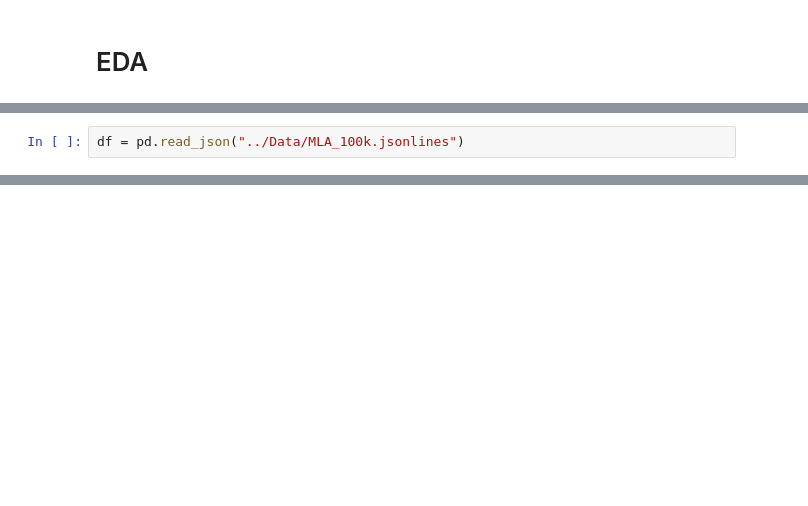
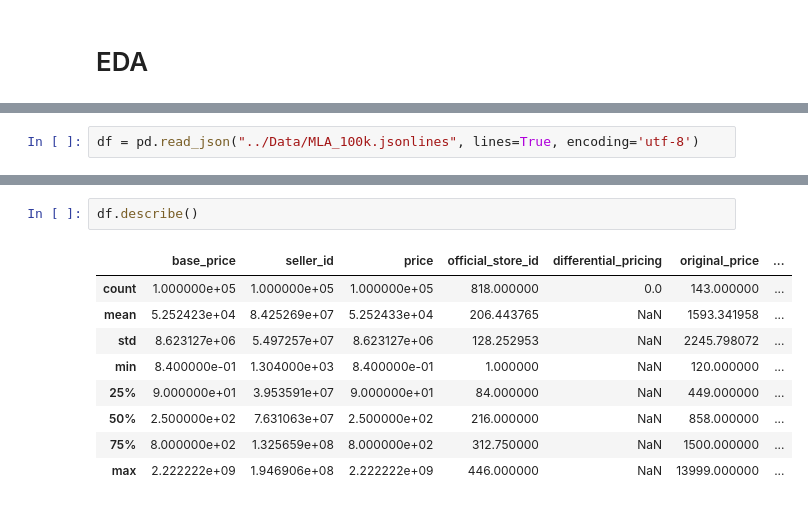
Before and after one commit to jalvergara/model_training, a Jupyter notebook: Notebooks/EDA.ipynb, the cells around one changed output, grey strips where cells are left out. Cells and saved outputs as stored; diff of their text form; blank space fills up the shorter version.

```diff
--- a/Notebooks/EDA.ipynb
+++ b/Notebooks/EDA.ipynb
@@ -7,2 +15,2 @@ import json
 # %%
-df = pd.read_json("../Data/MLA_100k.jsonlines")
+df = pd.read_json("../Data/MLA_100k.jsonlines", lines=True, encoding='utf-8')
@@ -10,0 +51,12 @@ ValueError: Trailing data
+# %%
+df.describe()
+# %% [output]
+|  | base_price | seller_id | price | official_store_id | differential_pricing | original_price | ... |
+| count | 1.000000e+05 | 1.000000e+05 | 1.000000e+05 | 818.000000 | 0.0 | 143.000000 | ... |
+| mean | 5.252423e+04 | 8.425269e+07 | 5.252433e+04 | 206.443765 | NaN | 1593.341958 | ... |
+| std | 8.623127e+06 | 5.497257e+07 | 8.623127e+06 | 128.252953 | NaN | 2245.798072 | ... |
+| min | 8.400000e-01 | 1.304000e+03 | 8.400000e-01 | 1.000000 | NaN | 120.000000 | ... |
+| 25% | 9.000000e+01 | 3.953591e+07 | 9.000000e+01 | 84.000000 | NaN | 449.000000 | ... |
+| 50% | 2.500000e+02 | 7.631063e+07 | 2.500000e+02 | 216.000000 | NaN | 858.000000 | ... |
+| 75% | 8.000000e+02 | 1.325659e+08 | 8.000000e+02 | 312.750000 | NaN | 1500.000000 | ... |
+| max | 2.222222e+09 | 1.946906e+08 | 2.222222e+09 | 446.000000 | NaN | 13999.000000 | ... |
```
Also changed, not shown: parts of 44 cells of this notebook.
